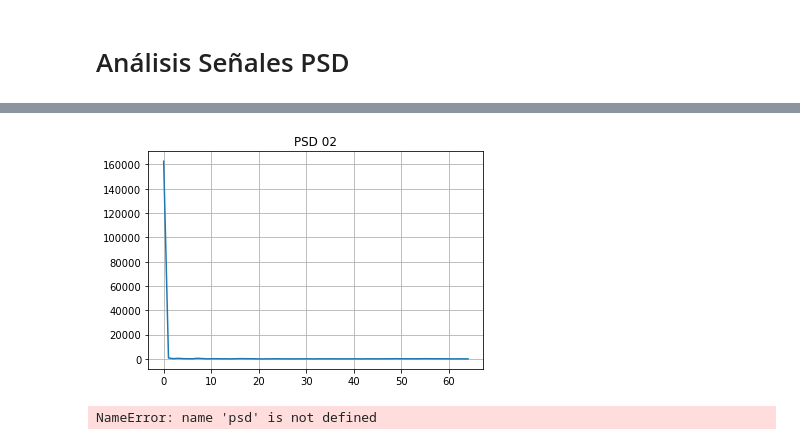
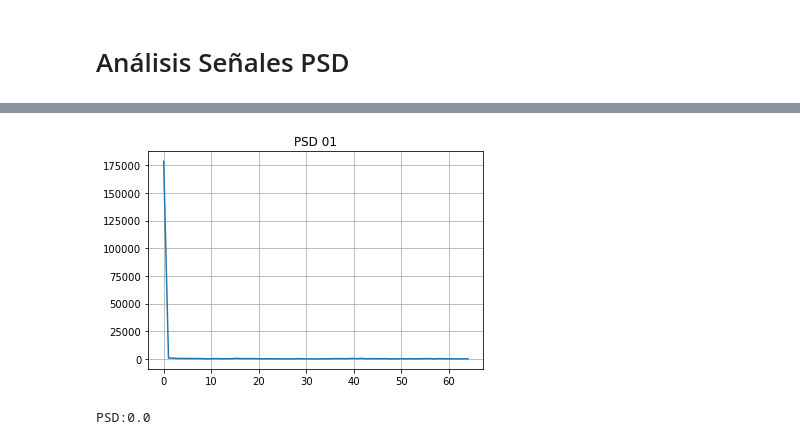
Before and after one commit to gusper01/db_espaciales, a Jupyter notebook: TP3_PDC.ipynb, the cells around one changed output, grey strips where cells are left out. Drawn from its saved outputs; the diff is of its cells as text; code cells hidden in the pictures.

```diff
--- a/TP3_PDC.ipynb
+++ b/TP3_PDC.ipynb
@@ -250,0 +349,24 @@ para F8  se pueden observar que los valores de los picos son mayores
+# %%
+#data1 = signals_O1O2.values
+eeg = signals_O1O2.values
+import scipy.fftpack as fftpack
+N = 128
+T = 1.0 / 128.0
+#eeg = data1[:,1]
+eeg_O2 = eeg[:,1]
+shamsignal = False
+if (shamsignal):
+    x= np.linspace(0.0, 1.0, N)
+#    eeg = eeg[:0] +  100*np.sin(10.0 * 2.0*np.pi*x)
+    eeg_O2 = eeg_O2[:0] +  100*np.sin(10.0 * 2.0*np.pi*x)
+
+yf = np.fft.fft(eeg_O2)
+xf = np.linspace(0.0, int(1.0/(2.0*T)), int(N/2))
+
+plt.close()
+plt.title('PSD 02')
+plt.plot(xf, 2.0/N * np.abs(yf[0:int(N/2)]))
+plt.grid()
+plt.show()
+
+print('PSD:' + str(psd(eeg[:1])))
@@ -251,25 +376,26 @@ para F8  se pueden observar que los valores de los picos son mayores
 # %%
-data1 = signals_O1O2.values
-import scipy.fftpack as fftpack
+eeg = signals_O1O2.values
+#import scipy.fftpack as fftpack
 N = 128
 T = 1.0 / 128.0
-eeg = data1[:,1]
+#eeg = data1[:,1]
+eeg_O1 = eeg[:,0]
 shamsignal = False
 if (shamsignal):
     x= np.linspace(0.0, 1.0, N)
-    eeg = eeg[:128] +  100*np.sin(10.0 * 2.0*np.pi*x)
+#    eeg = eeg[:0] +  100*np.sin(10.0 * 2.0*np.pi*x)
+    eeg_O1 = eeg_O1[:0] +  100*np.sin(10.0 * 2.0*np.pi*x)
 
-
-yf = np.fft.fft(eeg)
+yf = np.fft.fft(eeg_O1)
 xf = np.linspace(0.0, int(1.0/(2.0*T)), int(N/2))
 
 plt.close()
-plt.title('PSD 02')
+plt.title('PSD 01')
 plt.plot(xf, 2.0/N * np.abs(yf[0:int(N/2)]))
 plt.grid()
 plt.show()
 
-print('PSD:' + str(psd(eeg[:128])))
+print('PSD:' + str(psd(eeg[:0])))
 # %% [output]
-[figure, old version]
+[figure, new version]
-NameError: name 'psd' is not defined
+PSD:0.0
```
Also changed, not shown: parts of 17 cells of this notebook.
